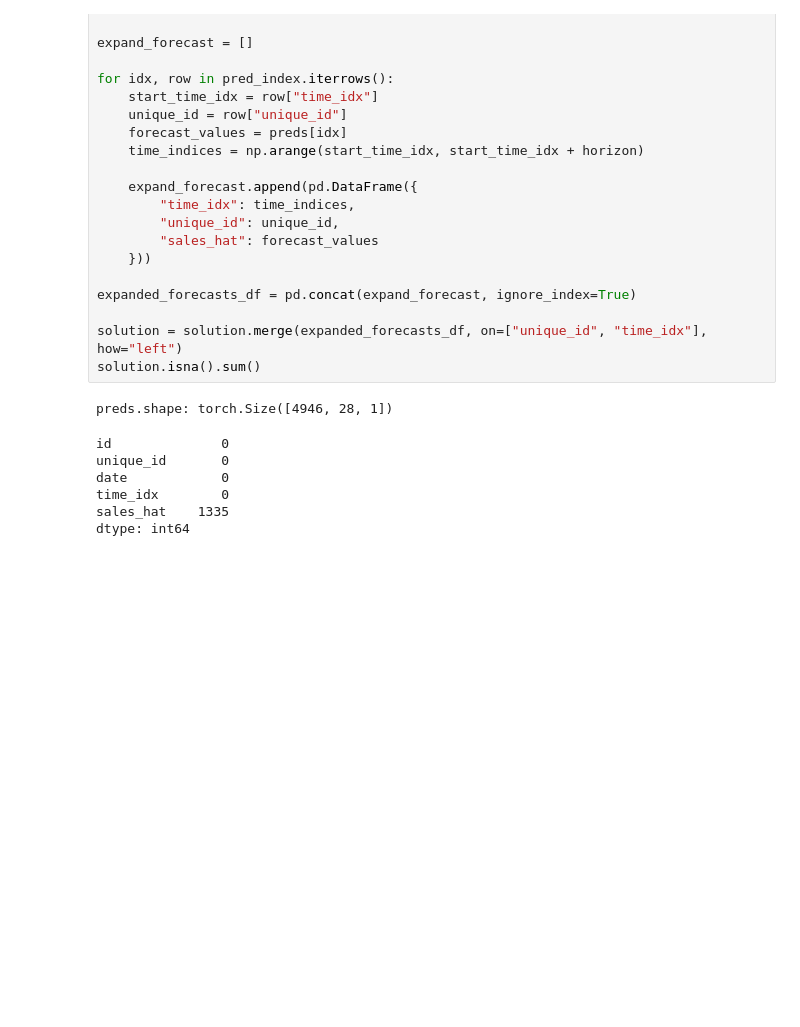
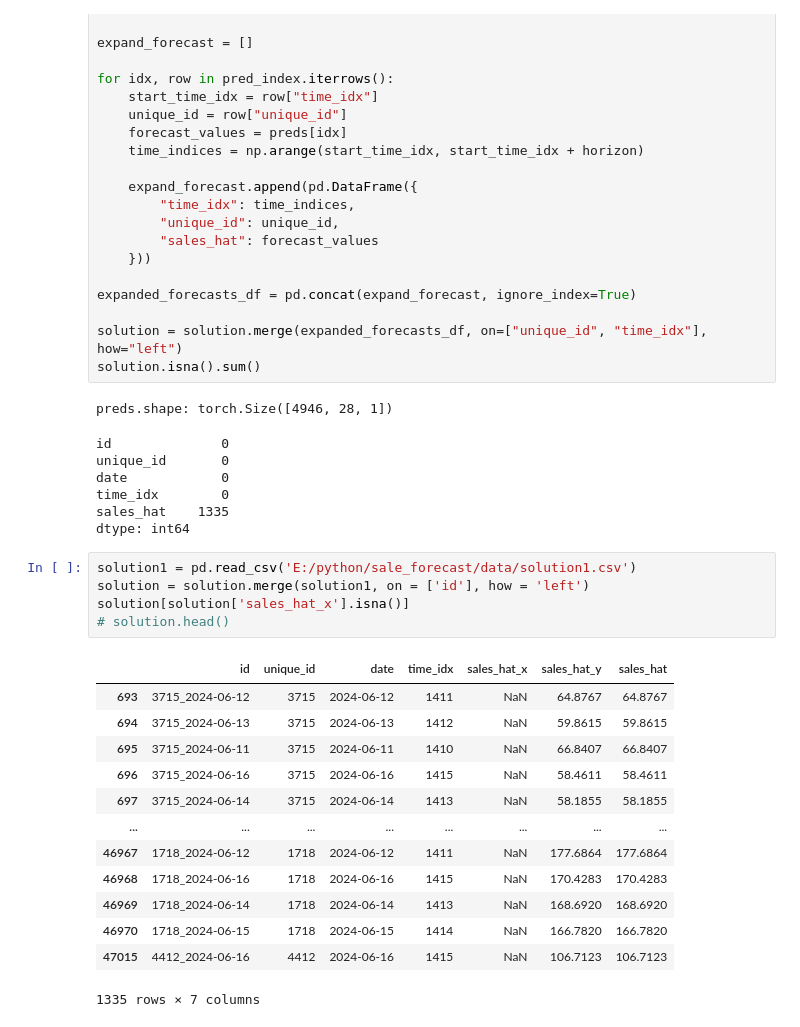
Before and after one commit to david188888/sale_forecasting, a Jupyter notebook: code/prediction.ipynb, the cells around one changed output. Saved outputs shown, nothing was run; the diff lists cells and outputs as text; blank space fills up the shorter version.

```diff
--- a/code/prediction.ipynb
+++ b/code/prediction.ipynb
@@ -385,3 +379,22 @@ date            0
 time_idx        0
 sales_hat    1335
 dtype: int64
+# %%
+solution1 = pd.read_csv('E:/python/sale_forecast/data/solution1.csv')
+solution = solution.merge(solution1, on = ['id'], how = 'left')
+solution[solution['sales_hat_x'].isna()]
+# solution.head()
+# %% [output]
+|  | id | unique_id | date | time_idx | sales_hat_x | sales_hat_y | sales_hat |
+| 693 | 3715_2024-06-12 | 3715 | 2024-06-12 | 1411 | NaN | 64.8767 | 64.8767 |
+| 694 | 3715_2024-06-13 | 3715 | 2024-06-13 | 1412 | NaN | 59.8615 | 59.8615 |
+| 695 | 3715_2024-06-11 | 3715 | 2024-06-11 | 1410 | NaN | 66.8407 | 66.8407 |
+| 696 | 3715_2024-06-16 | 3715 | 2024-06-16 | 1415 | NaN | 58.4611 | 58.4611 |
+| 697 | 3715_2024-06-14 | 3715 | 2024-06-14 | 1413 | NaN | 58.1855 | 58.1855 |
+| ... | ... | ... | ... | ... | ... | ... | ... |
+| 46967 | 1718_2024-06-12 | 1718 | 2024-06-12 | 1411 | NaN | 177.6864 | 177.6864 |
+| 46968 | 1718_2024-06-16 | 1718 | 2024-06-16 | 1415 | NaN | 170.4283 | 170.4283 |
+| 46969 | 1718_2024-06-14 | 1718 | 2024-06-14 | 1413 | NaN | 168.6920 | 168.6920 |
+| 46970 | 1718_2024-06-15 | 1718 | 2024-06-15 | 1414 | NaN | 166.7820 | 166.7820 |
+| 47015 | 4412_2024-06-16 | 4412 | 2024-06-16 | 1415 | NaN | 106.7123 | 106.7123 |
+1335 rows × 7 columns
```
Also changed, not shown: parts of 5 cells of this notebook.
